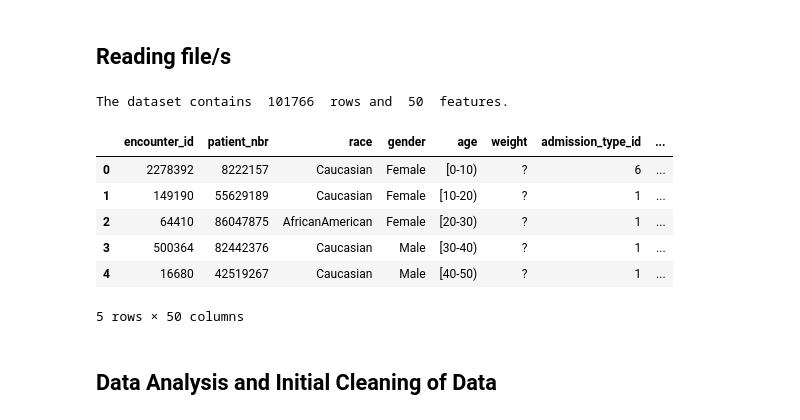
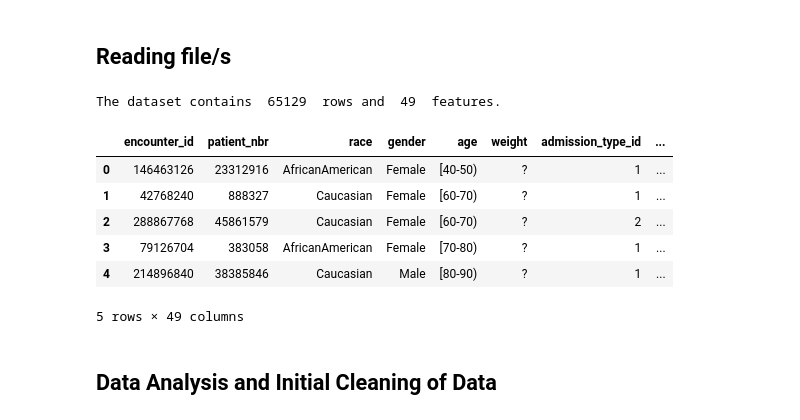
Before and after one commit to wip-0/ds207_final_project, a Jupyter notebook: notebook/data_analysis_prep_vts.ipynb, the cells around one changed output. Cells and saved outputs as stored; diff of their text form; code cells hidden in the pictures.

```diff
--- a/notebook/data_analysis_prep_vts.ipynb
+++ b/notebook/data_analysis_prep_vts.ipynb
@@ -14,22 +14,22 @@ from matplotlib.pyplot import title
 # %%
 root = Path.cwd().parent
 dataset_path = \
-    root / 'data' / 'source' / 'diabetic_data.csv'
+    root / 'data' / 'interim' / 'splitted' / 'X_train_mini.csv'
 
 df = pd.read_csv(dataset_path)
 
 # rows and columns
 print("The dataset contains ", df.shape[0], " rows and ", df.shape[1], " features.")
 df.head()
 # %% [output]
-The dataset contains  101766  rows and  50  features.
+The dataset contains  65129  rows and  49  features.
 |  | encounter_id | patient_nbr | race | gender | age | weight | admission_type_id | ... |
-| 0 | 2278392 | 8222157 | Caucasian | Female | [0-10) | ? | 6 | ... |
-| 1 | 149190 | 55629189 | Caucasian | Female | [10-20) | ? | 1 | ... |
-| 2 | 64410 | 86047875 | AfricanAmerican | Female | [20-30) | ? | 1 | ... |
-| 3 | 500364 | 82442376 | Caucasian | Male | [30-40) | ? | 1 | ... |
-| 4 | 16680 | 42519267 | Caucasian | Male | [40-50) | ? | 1 | ... |
+| 0 | 146463126 | 23312916 | AfricanAmerican | Female | [40-50) | ? | 1 | ... |
+| 1 | 42768240 | 888327 | Caucasian | Female | [60-70) | ? | 1 | ... |
+| 2 | 288867768 | 45861579 | Caucasian | Female | [60-70) | ? | 2 | ... |
+| 3 | 79126704 | 383058 | AfricanAmerican | Female | [70-80) | ? | 1 | ... |
+| 4 | 214896840 | 38385846 | Caucasian | Male | [80-90) | ? | 1 | ... |
-5 rows × 50 columns
+5 rows × 49 columns
 # %% [markdown]
 ## Data Analysis and Initial Cleaning of Data
 # %% [markdown]
```
Also changed, not shown: parts of 5 cells of this notebook.
